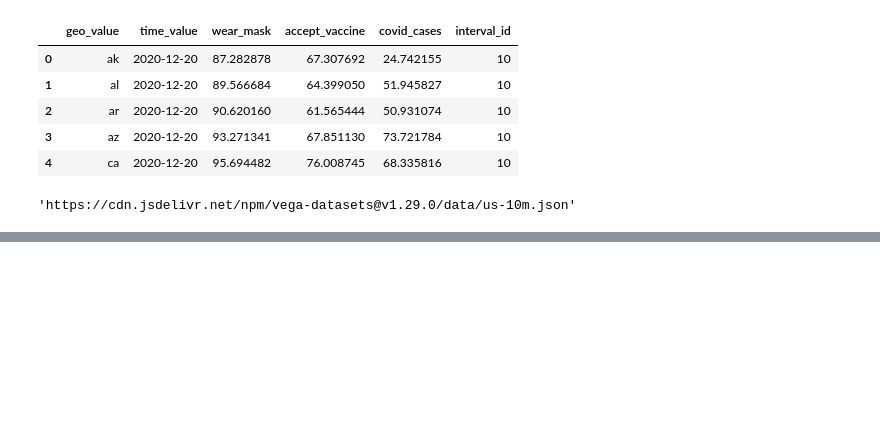
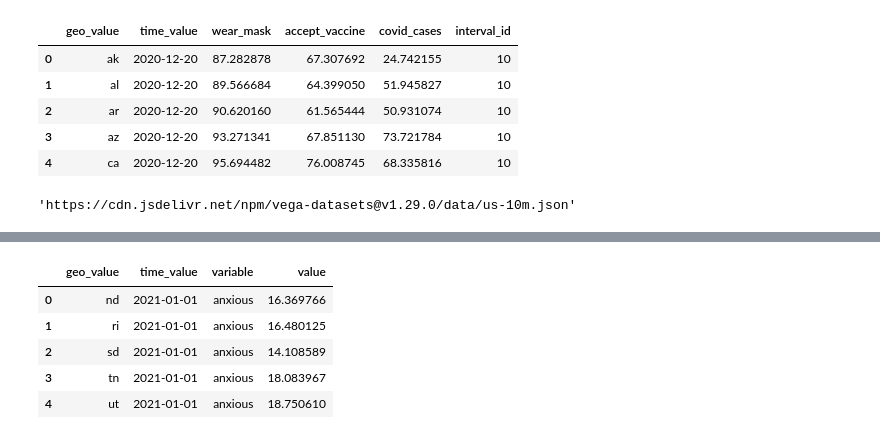
Before and after one commit to CMU-IDS-2021/assignment-2-05839-zixuc-jiajunb, a Jupyter notebook: playground.ipynb, the cells around one changed output, grey strips where cells are left out. Cells and saved outputs as stored; diff of their text form; code cells hidden in the pictures; blank space fills up the shorter version.

```diff
--- a/playground.ipynb
+++ b/playground.ipynb
@@ -109,0 +162,12 @@ data.us_10m.url
+# %%
+melted_top_df = pd.melt(top_df, id_vars=['geo_value', 'time_value'], value_vars=['anxious', 'depressed', 'isolated'])
+melted_bottom_df = pd.melt(bottom_df, id_vars=['geo_value', 'time_value'], value_vars=['anxious', 'depressed', 'isolated'])
+# %%
+melted_top_df.head()
+# %% [output]
+|  | geo_value | time_value | variable | value |
+| 0 | nd | 2021-01-01 | anxious | 16.369766 |
+| 1 | ri | 2021-01-01 | anxious | 16.480125 |
+| 2 | sd | 2021-01-01 | anxious | 14.108589 |
+| 3 | tn | 2021-01-01 | anxious | 18.083967 |
+| 4 | ut | 2021-01-01 | anxious | 18.750610 |
```
Also changed, not shown: parts of 9 cells of this notebook, 5 other files.
